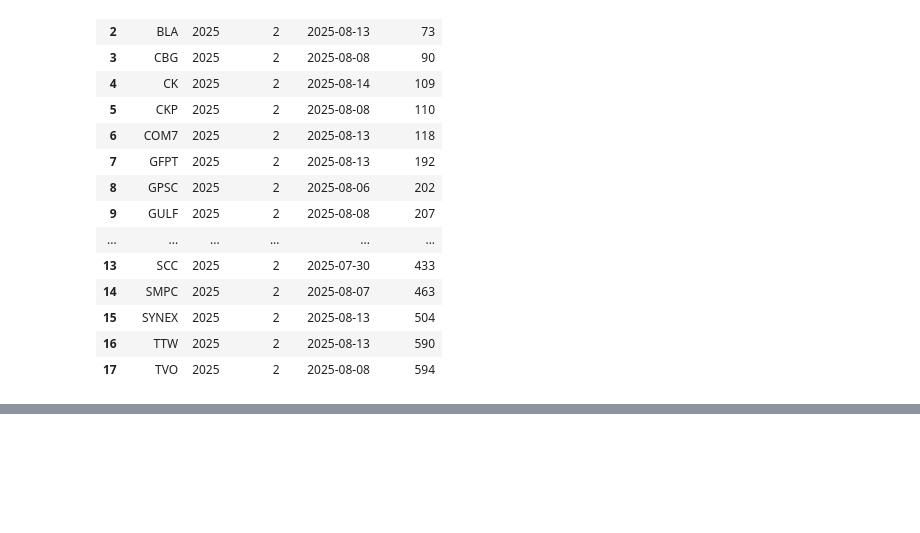
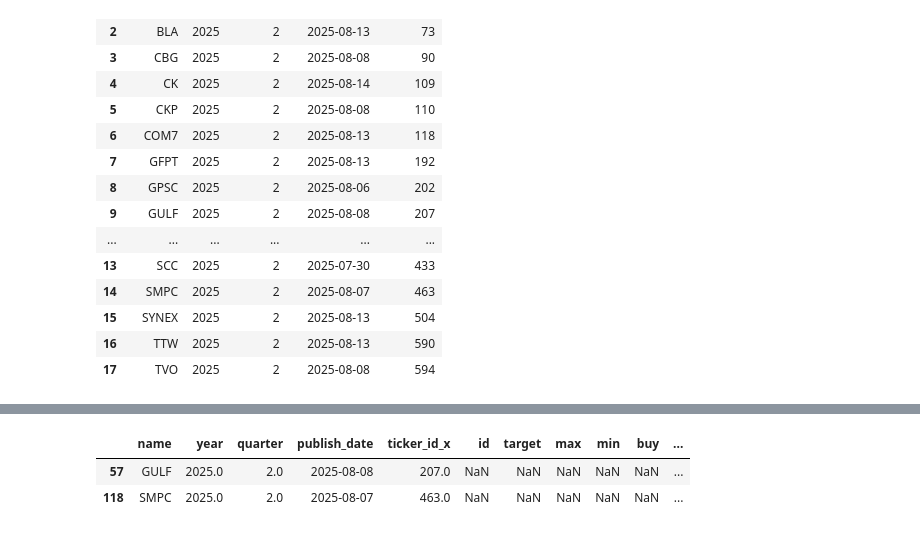
Before and after one commit to santimcs/A5, a Jupyter notebook: Quarterly/245-Export Profits from PortLt to PortMy.ipynb, the cells around one changed output, grey strips where cells are left out. Cells and saved outputs as stored; diff of their text form; code cells hidden in the pictures; blank space fills up the shorter version.

```diff
--- a/Quarterly/245-Export Profits from PortLt to PortMy.ipynb
+++ b/Quarterly/245-Export Profits from PortLt to PortMy.ipynb
@@ -555,3 +588,13 @@ WHERE  year = 2025 AND quarter = 2
 | 15 | SYNEX | 2025 | 2 | 2025-08-13 | 504 |
 | 16 | TTW | 2025 | 2 | 2025-08-13 | 590 |
 | 17 | TVO | 2025 | 2 | 2025-08-08 | 594 |
+# %%
+#After update publish_date from epss to profits
+sql = """
+SELECT *
+FROM consensus
+"""
+print(sql)
+
+pg_consensus = pd.read_sql(sql, conpg)
+pg_consensus.shape
@@ -557,0 +619,8 @@ WHERE  year = 2025 AND quarter = 2
+# %%
+df_merge = pd.merge(pg_profits, pg_consensus, on=['name'], how='outer', indicator=True)
+df_merge.query("_merge == 'left_only'")
+#df_dailies.query("name == 'DELTA'").style.format(format_dict)
+# %% [output]
+|  | name | year | quarter | publish_date | ticker_id_x | id | target | max | min | buy | ... |
+| 57 | GULF | 2025.0 | 2.0 | 2025-08-08 | 207.0 | NaN | NaN | NaN | NaN | NaN | ... |
+| 118 | SMPC | 2025.0 | 2.0 | 2025-08-07 | 463.0 | NaN | NaN | NaN | NaN | NaN | ... |
```
Also changed, not shown: parts of 15 cells of this notebook, 28 other files.
